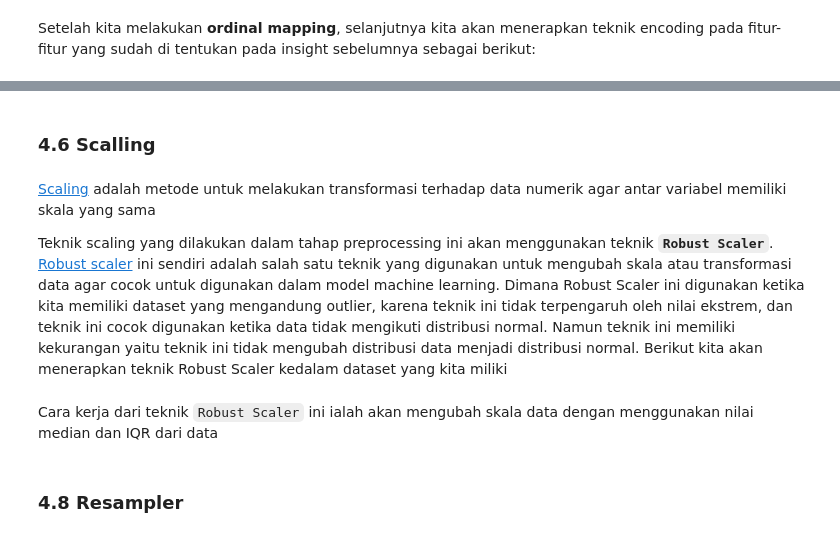
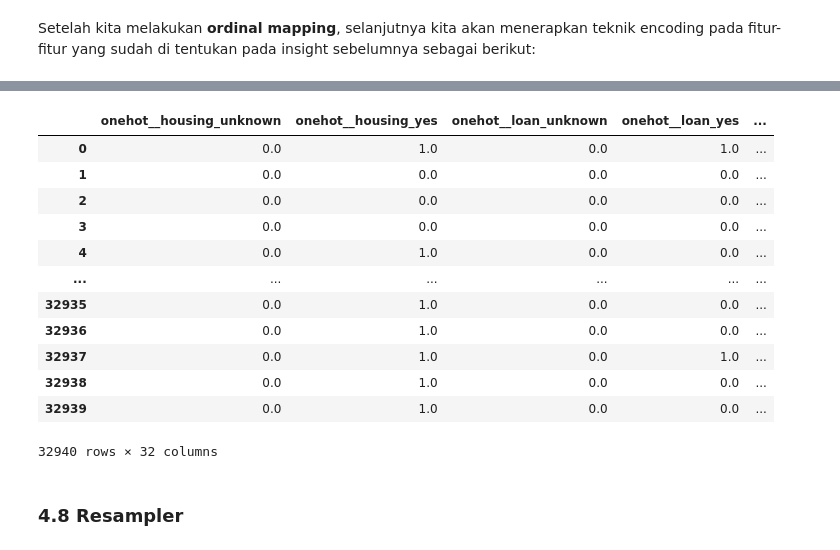
Before and after one commit to PurwadhikaDev/DeltaGroup_JC_DS_FT_Jogja_01_FinalProject, a Jupyter notebook: notebooks/GroupDelta_Bank_Marketing_Campaign_NOTED.ipynb, the cells around one changed output, grey strips where cells are left out. Saved outputs shown, nothing was run; the diff lists cells and outputs as text; code cells hidden in the pictures.

Commit message:
Modeling

```diff
--- a/notebooks/GroupDelta_Bank_Marketing_Campaign.ipynb
+++ b/notebooks/GroupDelta_Bank_Marketing_Campaign_NOTED.ipynb
@@ -1795,0 +1803,5 @@ Jumlah kolom: 21 kolom
+# %%
+# data unik di tiap kolom
+
+numeric_features  = df.describe().columns
+numeric_features
@@ -1844,3 +1860,14 @@ ordinal_mapping_education = [
         'university.degree' : 7
     }}
 ]
+# %%
+# Define encoder
+
+# One Hot Encoding
+onehot_features = ['housing', 'loan', 'contact', 'poutcome']
+
+# Ordinal Encoding
+ordinal_features = ['education']
+
+# Binary Encoding
+binary_features = ['job', 'marital', 'month', 'day_of_week']
@@ -1849,8 +1880,10 @@ Setelah kita melakukan **ordinal mapping**, selanjutnya kita akan menerapkan tek
 # %%
 # encoding features menggunakan teknik-teknik Encoding
 
-transformer = ColumnTransformer([
-    ('onehot', OneHotEncoder(), ['default`, `housing`, `loan`, `contact`, `poutcome']),
-    ('ordinal', ce.OrdinalEncoder(mapping= ordinal_mapping_education), ['education']),
-    ('binary', ce.BinaryEncoder(), ['job`, `marital`, `month`, `day_of_week'])
-], remainder='passthrough')
+preprocessor = ColumnTransformer(
+    transformers=[
+    ('onehot', OneHotEncoder(drop='first'), onehot_features),
+    ('ordinal', ce.OrdinalEncoder(mapping= ordinal_mapping_education), ordinal_features),
+    ('binary', ce.BinaryEncoder(), binary_features),
+    ('robust', RobustScaler(), numeric_features)
+])
@@ -1859,6 +1889,0 @@ Cara kerja **encoding** adalah dengan menggantikan nilai-nilai kategori dengan r
-# %% [markdown]
-### **4.6 Scalling**
-# %% [markdown]
-[Scaling](https://towardsdatascience.com/feature-engineering-for-machine-learning-3a5e293a5114#83e6) adalah metode untuk melakukan transformasi terhadap data numerik agar antar variabel memiliki skala yang sama
-
-Teknik scaling yang dilakukan dalam tahap preprocessing ini akan menggunakan teknik **`Robust Scaler`**. [Robust scaler](https://scikit-learn.org/stable/modules/generated/sklearn.preprocessing.RobustScaler.html#sklearn.preprocessing.RobustScaler) ini sendiri adalah salah satu teknik yang digunakan untuk mengubah skala atau transformasi data agar cocok untuk digunakan dalam model machine learning. Dimana Robust Scaler ini digunakan ketika kita memiliki dataset yang mengandung outlier, karena teknik ini tidak terpengaruh oleh nilai ekstrem, dan teknik ini cocok digunakan ketika data tidak mengikuti distribusi normal. Namun teknik ini memiliki kekurangan yaitu teknik ini tidak mengubah distribusi data menjadi distribusi normal. Berikut kita akan menerapkan teknik Robust Scaler kedalam dataset yang kita miliki
@@ -1869,5 +1890,23 @@ robust = RobustScaler()
-# %% [markdown]
-Cara kerja dari teknik `Robust Scaler` ini ialah akan mengubah skala data dengan menggunakan nilai median dan IQR dari data
+# %%
+X_transformed = preprocessor.fit_transform(df_seen)
+# %%
+# Melihat preview hasil encoding
+testing = pd.DataFrame(preprocessor.fit_transform(df_seen), columns=preprocessor.get_feature_names_out())
+testing
+# %% [output]
+|  | onehot__housing_unknown | onehot__housing_yes | onehot__loan_unknown | onehot__loan_yes | ... |
+| 0 | 0.0 | 1.0 | 0.0 | 1.0 | ... |
+| 1 | 0.0 | 0.0 | 0.0 | 0.0 | ... |
+| 2 | 0.0 | 0.0 | 0.0 | 0.0 | ... |
+| 3 | 0.0 | 0.0 | 0.0 | 0.0 | ... |
+| 4 | 0.0 | 1.0 | 0.0 | 0.0 | ... |
+| ... | ... | ... | ... | ... | ... |
+| 32935 | 0.0 | 1.0 | 0.0 | 0.0 | ... |
+| 32936 | 0.0 | 1.0 | 0.0 | 0.0 | ... |
+| 32937 | 0.0 | 1.0 | 0.0 | 1.0 | ... |
+| 32938 | 0.0 | 1.0 | 0.0 | 0.0 | ... |
+| 32939 | 0.0 | 1.0 | 0.0 | 0.0 | ... |
+32940 rows × 32 columns
 # %% [markdown]
 ### **4.8 Resampler**
 # %% [markdown]
```
Also changed, not shown: parts of 62 cells of this notebook.
